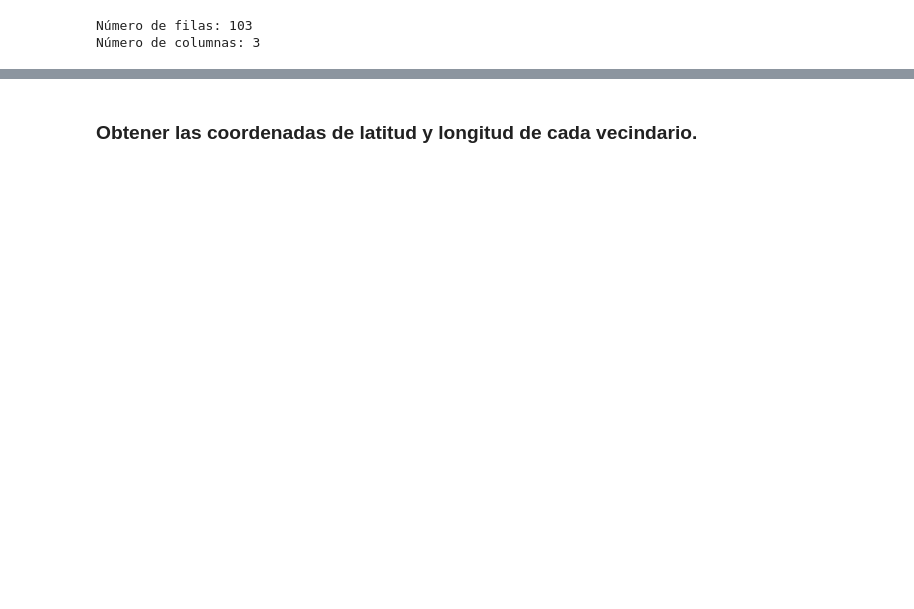
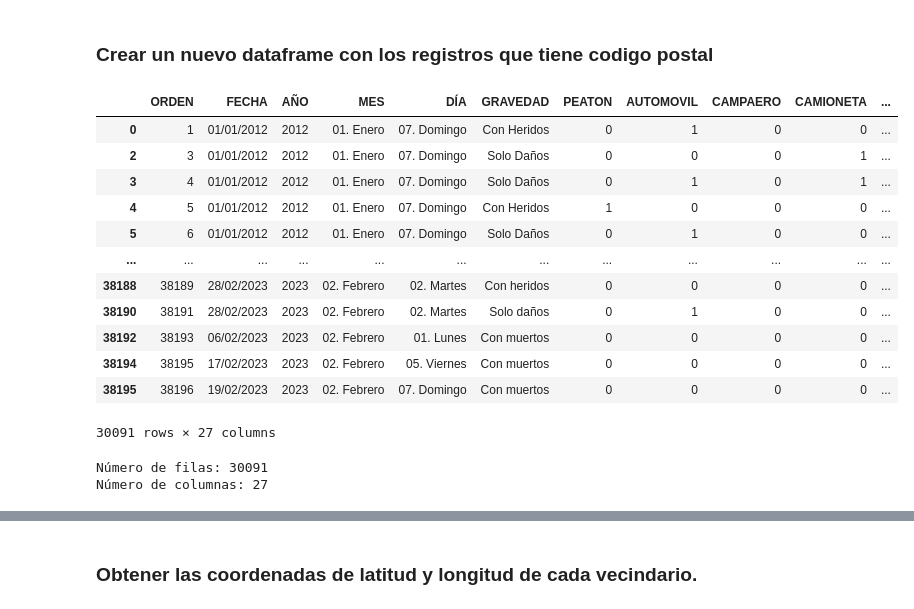
Before and after one commit to oscar1485/ProyectoCapstoneAccidentesBuca, a Jupyter notebook: proyectocapstone.ipynb, the cells around one changed output, grey strips where cells are left out. Saved outputs shown, nothing was run; the diff lists cells and outputs as text; code cells hidden in the pictures; blank space fills up the shorter version.

```diff
--- a/proyectocapstone.ipynb
+++ b/proyectocapstone.ipynb
@@ -116,11 +69,33 @@ result_df_filtered
+# %% [markdown]
+### Crear un nuevo dataframe con los registros que tiene codigo postal
+# %%
+# Crear un nuevo DataFrame con las filas que tienen un CODIGO_POSTAL asignado
+df_procesado = df[df['CODIGO_POSTAL'] != '#N/D'].copy()
+
+# Mostrar las primeras filas del DataFrame procesado
+df_procesado
+# %% [output]
+|  | ORDEN | FECHA | AÑO | MES | DÍA | GRAVEDAD | PEATON | AUTOMOVIL | CAMPAERO | CAMIONETA | ... |
+| 0 | 1 | 01/01/2012 | 2012 | 01. Enero | 07. Domingo | Con Heridos | 0 | 1 | 0 | 0 | ... |
+| 2 | 3 | 01/01/2012 | 2012 | 01. Enero | 07. Domingo | Solo Daños | 0 | 0 | 0 | 1 | ... |
+| 3 | 4 | 01/01/2012 | 2012 | 01. Enero | 07. Domingo | Solo Daños | 0 | 1 | 0 | 1 | ... |
+| 4 | 5 | 01/01/2012 | 2012 | 01. Enero | 07. Domingo | Con Heridos | 1 | 0 | 0 | 0 | ... |
+| 5 | 6 | 01/01/2012 | 2012 | 01. Enero | 07. Domingo | Solo Daños | 0 | 1 | 0 | 0 | ... |
+| ... | ... | ... | ... | ... | ... | ... | ... | ... | ... | ... | ... |
+| 38188 | 38189 | 28/02/2023 | 2023 | 02. Febrero | 02. Martes | Con heridos | 0 | 0 | 0 | 0 | ... |
+| 38190 | 38191 | 28/02/2023 | 2023 | 02. Febrero | 02. Martes | Solo daños | 0 | 1 | 0 | 0 | ... |
+| 38192 | 38193 | 06/02/2023 | 2023 | 02. Febrero | 01. Lunes | Con muertos | 0 | 0 | 0 | 0 | ... |
+| 38194 | 38195 | 17/02/2023 | 2023 | 02. Febrero | 05. Viernes | Con muertos | 0 | 0 | 0 | 0 | ... |
+| 38195 | 38196 | 19/02/2023 | 2023 | 02. Febrero | 07. Domingo | Con muertos | 0 | 0 | 0 | 0 | ... |
+30091 rows × 27 columns
 # %%
-# Usar el método .shape en el DataFrame result_df_filtered
-shape = result_df_filtered.shape
+# Usar el método .shape en el DataFrame df_procesado
+shape = df_procesado.shape
 # La variable 'shape' contendrá una tupla con la cantidad de filas y columnas en el DataFrame
 
 # Imprimir la información de la forma del DataFrame
 print("Número de filas:", shape[0])
 print("Número de columnas:", shape[1])
 # %% [output]
-Número de filas: 103
-Número de columnas: 3
+Número de filas: 30091
+Número de columnas: 27
```
Also changed, not shown: parts of 38 cells of this notebook, 2 other files.
